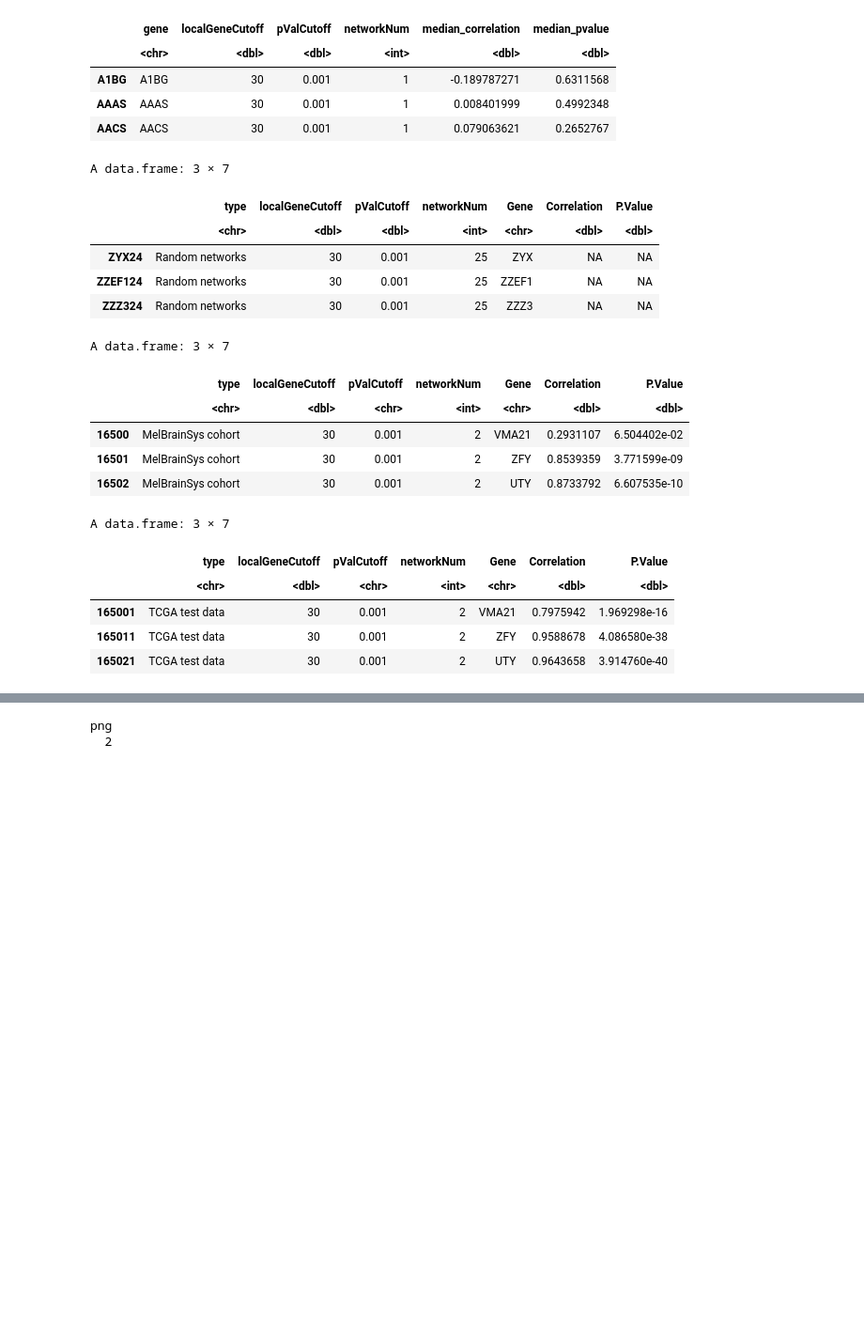
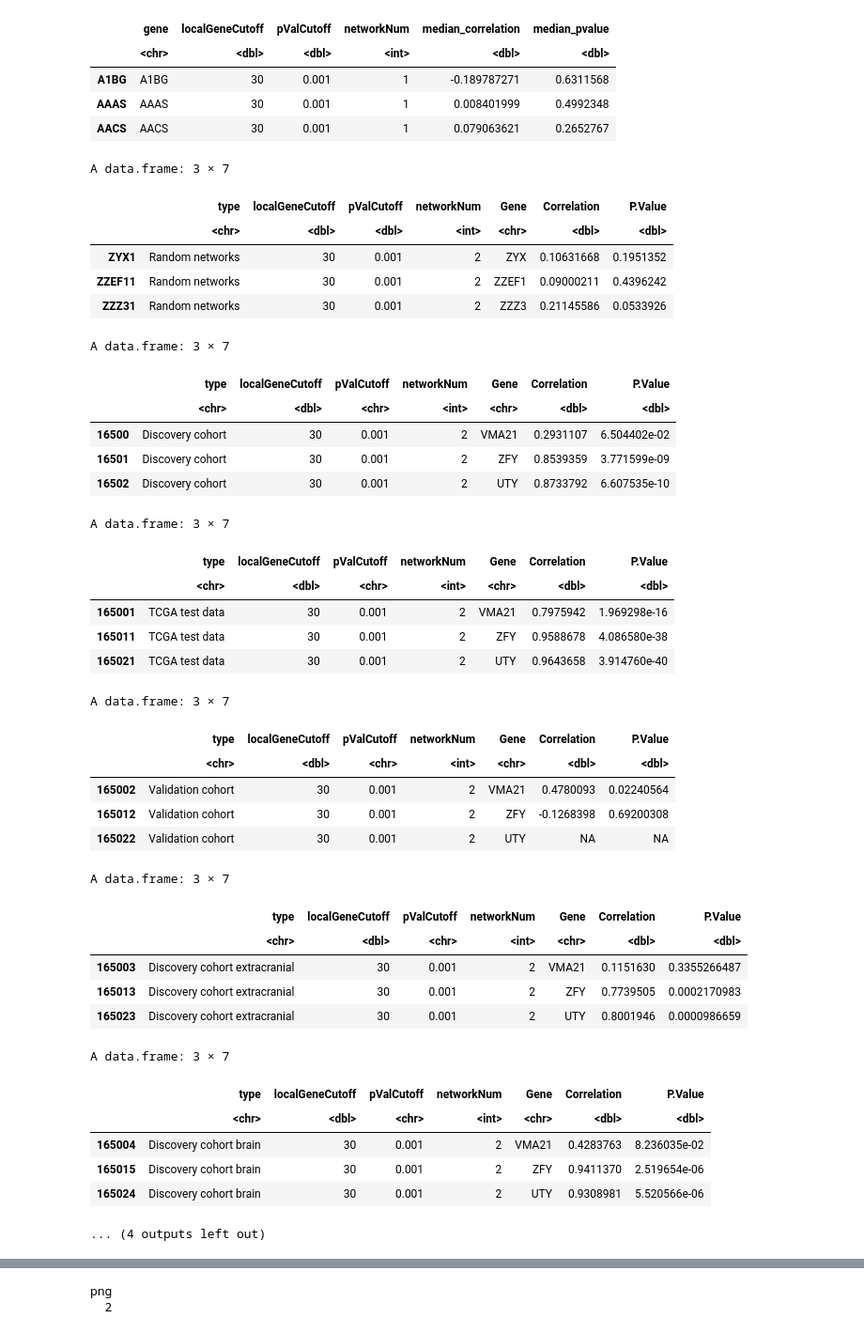
Before and after one commit to konradgrutz/MelBrainSys_networks, a Jupyter notebook: scripts/network-prediction-evaluation.r.ipynb, the cells around one changed output, grey strips where cells are left out. Shown: that part at 94% size. Cells and saved outputs as stored; diff of their text form; code cells hidden in the pictures; blank space fills up the shorter version.

```diff
--- a/scripts/network-prediction-evaluation.r.ipynb
+++ b/scripts/network-prediction-evaluation.r.ipynb
@@ -376,0 +472,4 @@ reading in: TrainNetwork-2/NetworkPredictions/TestSet_PredictionOfGeneExpression
+# %%
+melBrainECMPredResults =
+    readInNormalNWPredictions(dataSetName = "MelBrainSysECM",networkName = networkName,
+                              pValCutoffs = "0.001", localGeneCutoffs = 30, nwRange = 1:numOfNWs)
@@ -376,0 +489,4 @@ reading in: TrainNetwork-2/NetworkPredictions/TestSet_PredictionOfGeneExpression
+# %%
+melBrainValidationPredResults =
+    readInNormalNWPredictions(dataSetName = "MelBrainSysValidation",networkName = networkName,
+                              pValCutoffs = "0.001", localGeneCutoffs = 30, nwRange = 1:numOfNWs)
@@ -376,0 +506,4 @@ reading in: TrainNetwork-2/NetworkPredictions/TestSet_PredictionOfGeneExpression
+# %%
+melBrainValidationMBMPredResults =
+    readInNormalNWPredictions(dataSetName = "MelBrainSysValidationBrain",networkName = networkName,
+                              pValCutoffs = "0.001", localGeneCutoffs = 30, nwRange = 1:numOfNWs)
@@ -376,0 +523,4 @@ reading in: TrainNetwork-2/NetworkPredictions/TestSet_PredictionOfGeneExpression
+# %%
+melBrainValidationECMPredResults =
+    readInNormalNWPredictions(dataSetName = "MelBrainSysValidationECM",networkName = networkName,
+                              pValCutoffs = "0.001", localGeneCutoffs = 30, nwRange = 1:numOfNWs)
@@ -431,41 +618,90 @@ A data.frame: 3 × 6
 # %%
 # put all results into 1 data.frame for ggplot
 mergedPredResultsOwnNW =
     data.frame(stringsAsFactors = F, type="Random networks",
                medianrandomPredTestResults[,c("localGeneCutoff","pValCutoff","networkNum","gene","median_correlation","median_pvalue")])
 
 colnames(mergedPredResultsOwnNW) = c("type","localGeneCutoff","pValCutoff","networkNum","Gene","Correlation", "P.Value")
 tail(mergedPredResultsOwnNW,3)
 mergedPredResultsOwnNW =
     rbind(mergedPredResultsOwnNW,
-          data.frame(stringsAsFactors = F, type="MelBrainSys cohort",
+          data.frame(stringsAsFactors = F, type="Discovery cohort",
                      melBrainPredResults[,c("localGeneCutoff","pValCutoff","networkNum","Gene","Correlation", "P.Value")]))
 tail(mergedPredResultsOwnNW,3)
 
 mergedPredResultsOwnNW =
     rbind(mergedPredResultsOwnNW,
           data.frame(stringsAsFactors = F, type="TCGA test data",
                      normalPredTestResults[,c("localGeneCutoff","pValCutoff","networkNum","Gene","Correlation", "P.Value")]))
 tail(mergedPredResultsOwnNW,3)
+
+mergedPredResultsOwnNW =
+    rbind(mergedPredResultsOwnNW,
+      data.frame(stringsAsFactors = F, type="Validation cohort",
+         melBrainValidationPredResults[,c("localGeneCutoff","pValCutoff","networkNum","Gene","Correlation", "P.Value")]))
+tail(mergedPredResultsOwnNW,3)
+
+mergedPredResultsOwnNW =
+    rbind(mergedPredResultsOwnNW,
+      data.frame(stringsAsFactors = F, type="Discovery cohort extracranial",
+         melBrainECMPredResults[,c("localGeneCutoff","pValCutoff","networkNum","Gene","Correlation", "P.Value")]))
+tail(mergedPredResultsOwnNW,3)
+
+mergedPredResultsOwnNW =
+    rbind(mergedPredResultsOwnNW,
+      data.frame(stringsAsFactors = F, type="Discovery cohort brain",
+         melBrainMBMPredResults[,c("localGeneCutoff","pValCutoff","networkNum","Gene","Correlation", "P.Value")]))
+tail(mergedPredResultsOwnNW,3)
+
+mergedPredResultsOwnNW =
+    rbind(mergedPredResultsOwnNW,
+      data.frame(stringsAsFactors = F, type="Validation cohort brain",
+         melBrainValidationMBMPredResults[,c("localGeneCutoff","pValCutoff","networkNum","Gene","Correlation", "P.Value")]))
+tail(mergedPredResultsOwnNW,3)
+
+mergedPredResultsOwnNW =
+    rbind(mergedPredResultsOwnNW,
+      data.frame(stringsAsFactors = F, type="Validation cohort extracranial",
+         melBrainValidationECMPredResults[,c("localGeneCutoff","pValCutoff","networkNum","Gene","Correlation", "P.Value")]))
+tail(mergedPredResultsOwnNW,3)
 # %% [output]
 A data.frame: 3 × 7
 |  | type | localGeneCutoff | pValCutoff | networkNum | Gene | Correlation | P.Value |
 |  | <chr> | <dbl> | <dbl> | <int> | <chr> | <dbl> | <dbl> |
-| ZYX24 | Random networks | 30 | 0.001 | 25 | ZYX | NA | NA |
-| ZZEF124 | Random networks | 30 | 0.001 | 25 | ZZEF1 | NA | NA |
-| ZZZ324 | Random networks | 30 | 0.001 | 25 | ZZZ3 | NA | NA |
+| ZYX1 | Random networks | 30 | 0.001 | 2 | ZYX | 0.10631668 | 0.1951352 |
+| ZZEF11 | Random networks | 30 | 0.001 | 2 | ZZEF1 | 0.09000211 | 0.4396242 |
+| ZZZ31 | Random networks | 30 | 0.001 | 2 | ZZZ3 | 0.21145586 | 0.0533926 |
 A data.frame: 3 × 7
 |  | type | localGeneCutoff | pValCutoff | networkNum | Gene | Correlation | P.Value |
 |  | <chr> | <dbl> | <chr> | <int> | <chr> | <dbl> | <dbl> |
-| 16500 | MelBrainSys cohort | 30 | 0.001 | 2 | VMA21 | 0.2931107 | 6.504402e-02 |
-| 16501 | MelBrainSys cohort | 30 | 0.001 | 2 | ZFY | 0.8539359 | 3.771599e-09 |
-| 16502 | MelBrainSys cohort | 30 | 0.001 | 2 | UTY | 0.8733792 | 6.607535e-10 |
+| 16500 | Discovery cohort | 30 | 0.001 | 2 | VMA21 | 0.2931107 | 6.504402e-02 |
+| 16501 | Discovery cohort | 30 | 0.001 | 2 | ZFY | 0.8539359 | 3.771599e-09 |
+| 16502 | Discovery cohort | 30 | 0.001 | 2 | UTY | 0.8733792 | 6.607535e-10 |
 A data.frame: 3 × 7
 |  | type | localGeneCutoff | pValCutoff | networkNum | Gene | Correlation | P.Value |
 |  | <chr> | <dbl> | <chr> | <int> | <chr> | <dbl> | <dbl> |
 | 165001 | TCGA test data | 30 | 0.001 | 2 | VMA21 | 0.7975942 | 1.969298e-16 |
 | 165011 | TCGA test data | 30 | 0.001 | 2 | ZFY | 0.9588678 | 4.086580e-38 |
 | 165021 | TCGA test data | 30 | 0.001 | 2 | UTY | 0.9643658 | 3.914760e-40 |
+A data.frame: 3 × 7
+|  | type | localGeneCutoff | pValCutoff | networkNum | Gene | Correlation | P.Value |
+|  | <chr> | <dbl> | <chr> | <int> | <chr> | <dbl> | <dbl> |
+| 165002 | Validation cohort | 30 | 0.001 | 2 | VMA21 | 0.4780093 | 0.02240564 |
+| 165012 | Validation cohort | 30 | 0.001 | 2 | ZFY | -0.1268398 | 0.69200308 |
+| 165022 | Validation cohort | 30 | 0.001 | 2 | UTY | NA | NA |
+A data.frame: 3 × 7
+|  | type | localGeneCutoff | pValCutoff | networkNum | Gene | Correlation | P.Value |
+|  | <chr> | <dbl> | <chr> | <int> | <chr> | <dbl> | <dbl> |
+| 165003 | Discovery cohort extracranial | 30 | 0.001 | 2 | VMA21 | 0.1151630 | 0.3355266487 |
+| 165013 | Discovery cohort extracranial | 30 | 0.001 | 2 | ZFY | 0.7739505 | 0.0002170983 |
+| 165023 | Discovery cohort extracranial | 30 | 0.001 | 2 | UTY | 0.8001946 | 0.0000986659 |
+A data.frame: 3 × 7
+|  | type | localGeneCutoff | pValCutoff | networkNum | Gene | Correlation | P.Value |
+|  | <chr> | <dbl> | <chr> | <int> | <chr> | <dbl> | <dbl> |
+| 165004 | Discovery cohort brain | 30 | 0.001 | 2 | VMA21 | 0.4283763 | 8.236035e-02 |
+| 165015 | Discovery cohort brain | 30 | 0.001 | 2 | ZFY | 0.9411370 | 2.519654e-06 |
+| 165024 | Discovery cohort brain | 30 | 0.001 | 2 | UTY | 0.9308981 | 5.520566e-06 |
+... (4 outputs left out)
 # %%
 # only results without NA values
 mergedPredResultsOwnNWNoNA = mergedPredResultsOwnNW[which(!is.na(mergedPredResultsOwnNW$Correlation)),]
```
Also changed, not shown: parts of 34 cells of this notebook, 50 other files.
